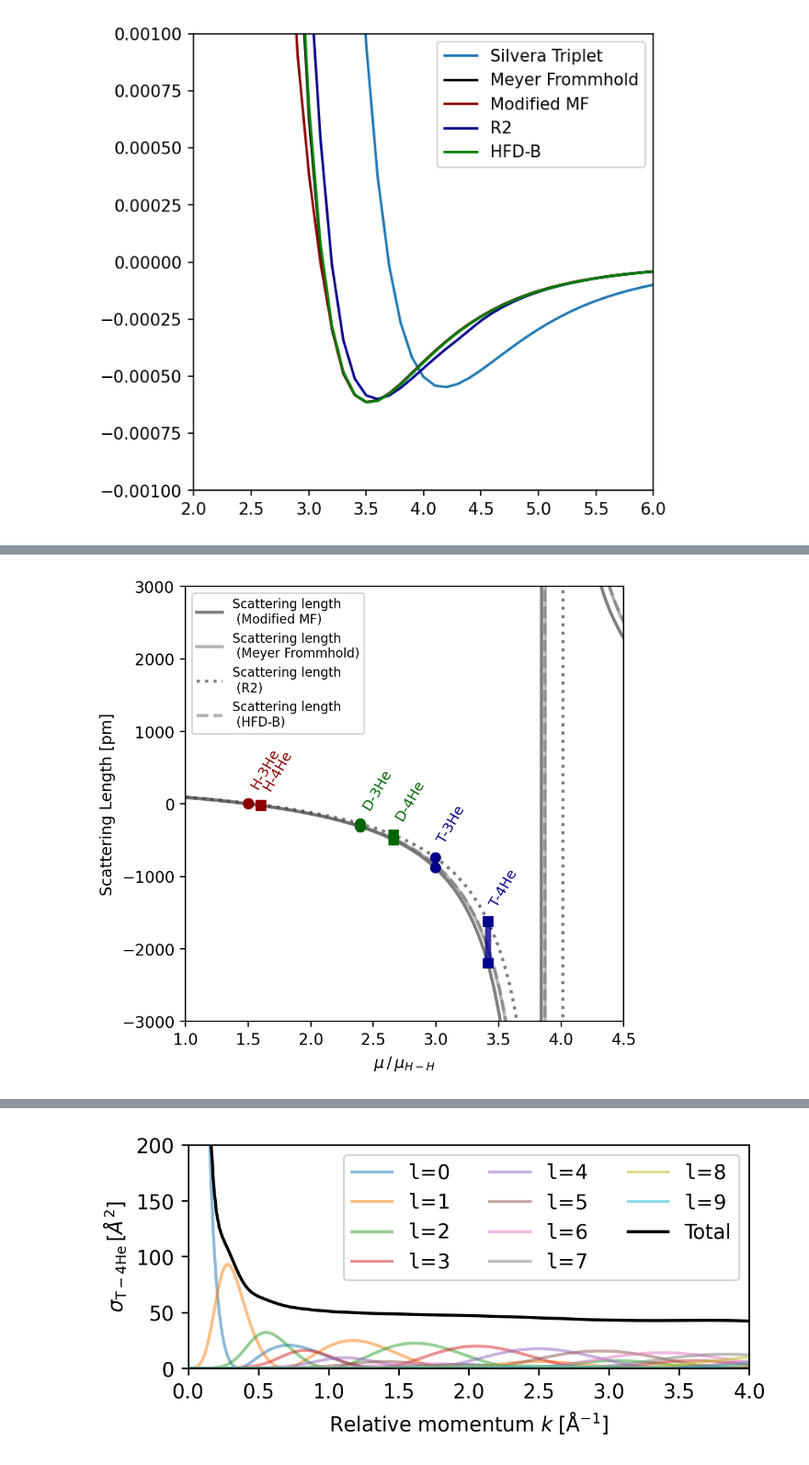
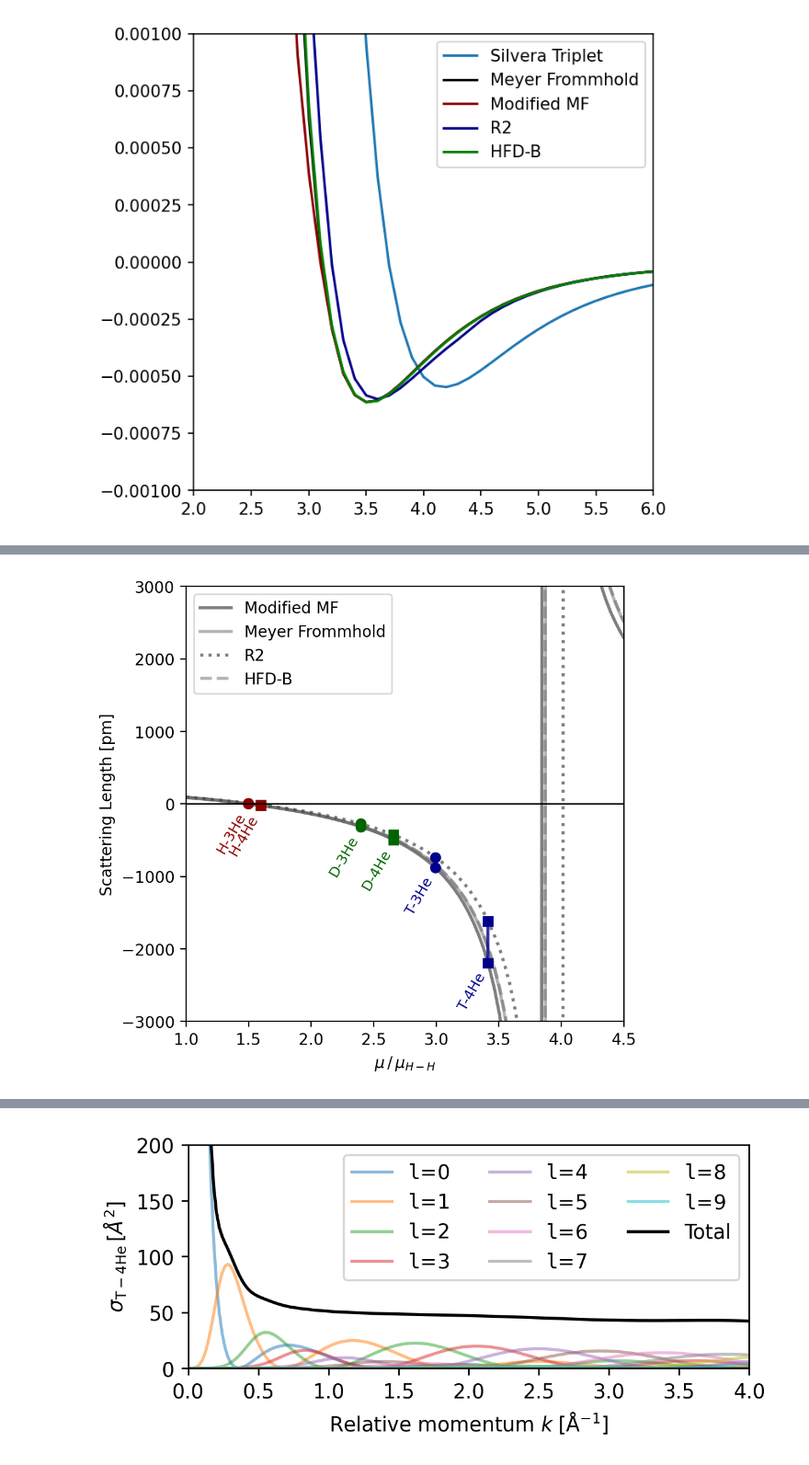
Before and after one commit to UTA-NURES/AtomicTrit, a Jupyter notebook: examples/HeH.ipynb, the cells around one changed output, grey strips where cells are left out. Shown at 92% size. Saved outputs shown, nothing was run; the diff lists cells and outputs as text; code cells hidden in the pictures.

```diff
--- a/examples/HeH.ipynb
+++ b/examples/HeH.ipynb
@@ -122,10 +122,10 @@ for mu in mus:
 
 plt.figure(figsize=(5,5),dpi=200)
 
-plt.plot(mus,np.array(scatlengthsMod)*100,label='Scattering length\n (Modified MF)',color='black',linewidth=2, alpha = 0.5)
-plt.plot(mus,np.array(scatlengthsMF)*100,label='Scattering length\n (Meyer Frommhold)',color='dimgrey',linewidth=2, alpha = 0.5)
-plt.plot(mus,np.array(scatlengthsR2)*100,label='Scattering length\n (R2)',color='black',linewidth=2, linestyle = ':', alpha = 0.5)
-plt.plot(mus,np.array(scatlengthsHFD_B)*100,label='Scattering length\n (HFD-B)',color='dimgrey',linewidth=2, linestyle = '--', alpha = 0.5)
+plt.plot(mus,np.array(scatlengthsMod)*100,label='Modified MF',color='black',linewidth=2, alpha = 0.5)
+plt.plot(mus,np.array(scatlengthsMF)*100,label='Meyer Frommhold',color='dimgrey',linewidth=2, alpha = 0.5)
+plt.plot(mus,np.array(scatlengthsR2)*100,label='R2',color='black',linewidth=2, linestyle = ':', alpha = 0.5)
+plt.plot(mus,np.array(scatlengthsHFD_B)*100,label='HFD-B',color='dimgrey',linewidth=2, linestyle = '--', alpha = 0.5)
 Markers=['o','s']
 # LineStyles=['-',':']
 Colors=['DarkRed','DarkGreen','DarkBlue']
@@ -138,13 +138,14 @@ for Hi in range(0,len(HMasses)):
         a4 = elastic.GetScatteringLength(rhos, pin, 0, RedMass*muH, HFD_B, 'Radau')[-1]*constants.hcInEVAngstrom
         name= HAtoms[Hi]+"-"+HeAtoms[Hei]
         print(name, RedMass,a1*100, a2*100,a3*100, a4*100)
-        plt.text(RedMass,a3*100+200, name, rotation=60,fontsize=9,color=Colors[Hi])
+        plt.text(RedMass,a1*100-100, name, rotation=60,fontsize=9,color=Colors[Hi],va='top',ha='right')
         plt.plot(RedMass,a1*100, Markers[Hei], color=Colors[Hi])
         plt.plot(RedMass,a3*100, Markers[Hei], color=Colors[Hi])
-        plt.vlines(RedMass, a1*100-50, a3*100+50,  color=Colors[Hi], lw = 4, alpha = 0.8)
-plt.legend(loc='upper left',ncol=1, fontsize = 8)
+        plt.vlines(RedMass, a1*100-50, a3*100+50,  color=Colors[Hi], lw = 2, alpha = 0.8)
+plt.legend(loc='upper left',ncol=1, fontsize = 10)
 plt.xlabel(r"$\mu \, / \, \mu_{H-H}$")
 plt.ylabel(r"Scattering Length [pm]")
+plt.plot([0,4.5],[0,0],color='black',lw=1)
 plt.ylim(-3000,3000)
 plt.xlim(1,4.5)
 plt.savefig("Plots/RedMassPlot.png",dpi=200,bbox_inches='tight')
@@ -158,4 +159,4 @@ T-4He 3.4140852245876068 -2195.8618466061907 -1993.2758354064954 -1614.232238200
-[figure, old version]
+[figure, new version]
 # %%
 # Make partial waves plot for H-4He
 # ModifiedMF
```
Also changed, not shown: parts of 11 cells of this notebook, 1 other file.
